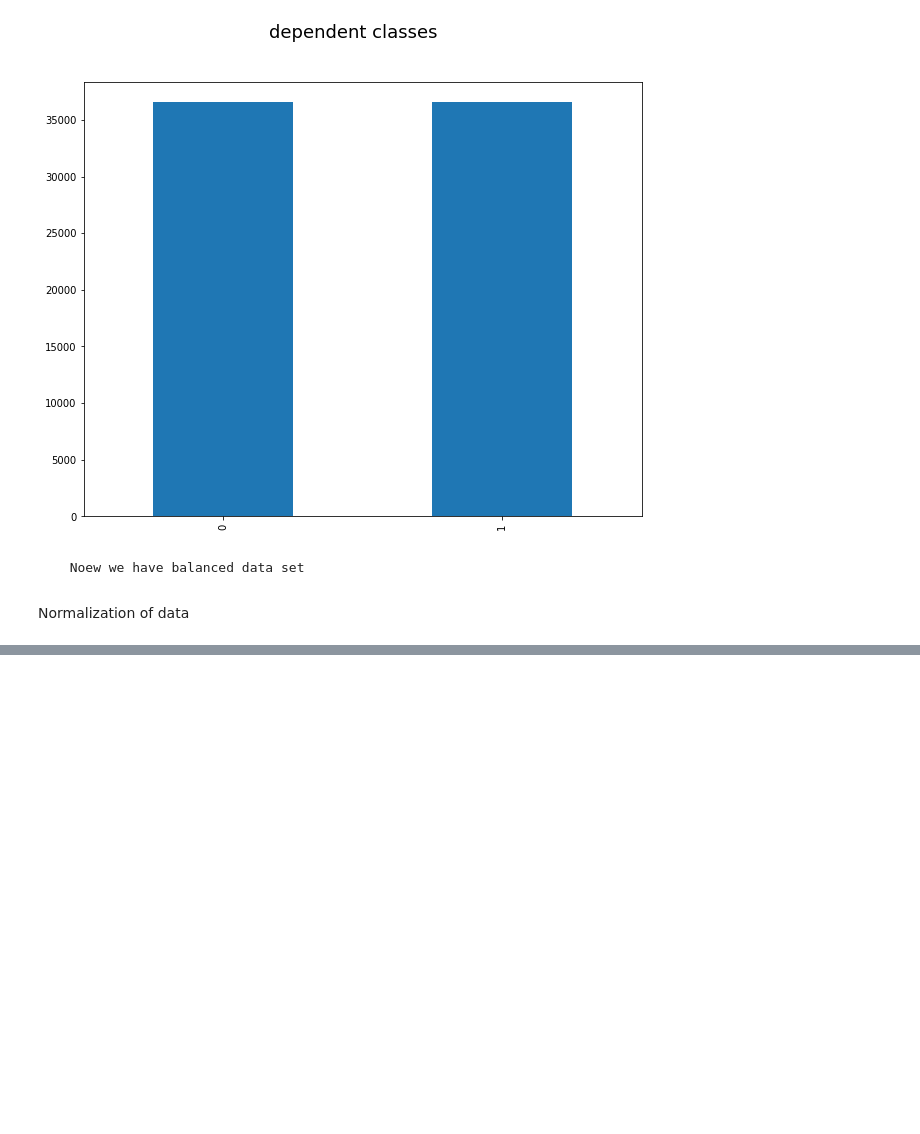
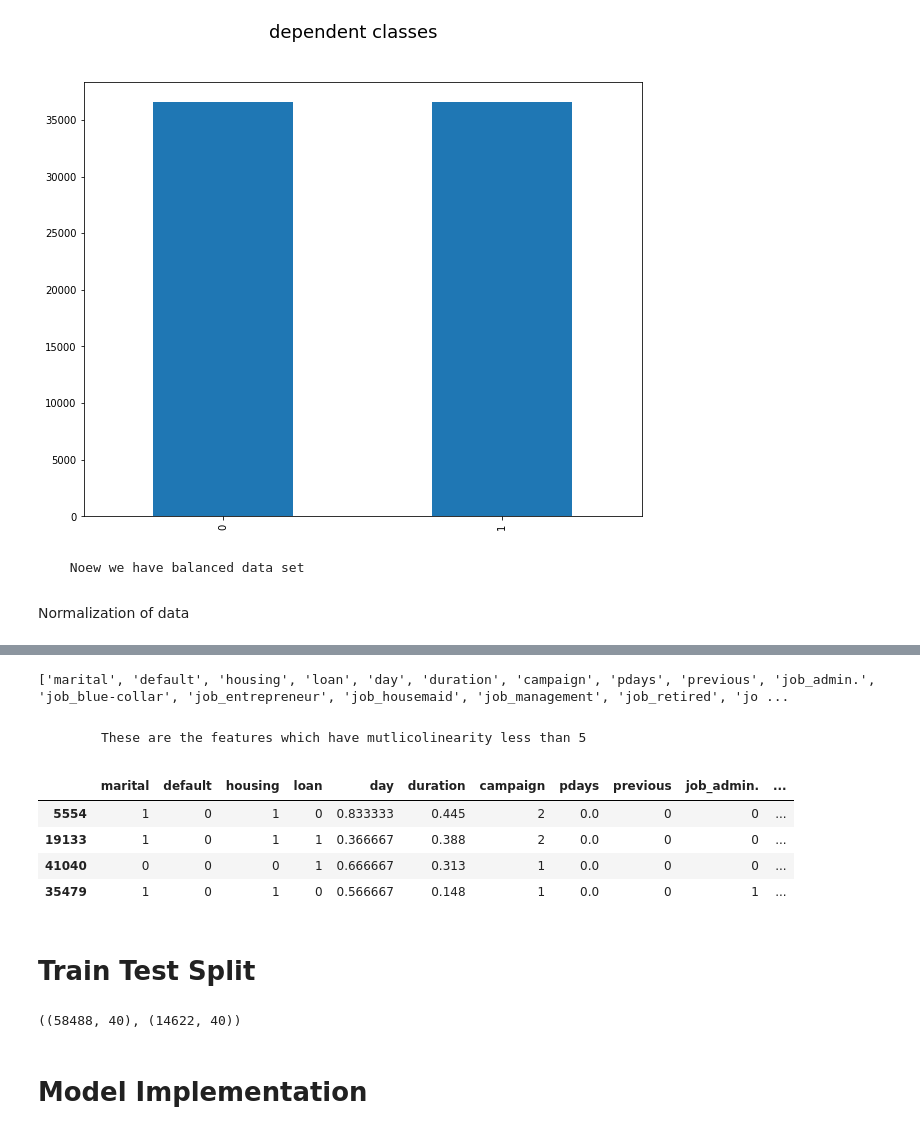
Before and after one commit to ajayn3300/Bank-Marketing-Effectiveness-Prediction---Classification, a Jupyter notebook: Bank_Marketing_Effectiveness_Prediction_Capstone_Project.ipynb, the cells around one changed output, grey strips where cells are left out. Cells and saved outputs as stored; diff of their text form; code cells hidden in the pictures; blank space fills up the shorter version.

```diff
--- a/Bank_Marketing_Effectiveness_Prediction_Capstone_Project.ipynb
+++ b/Bank_Marketing_Effectiveness_Prediction_Capstone_Project.ipynb
@@ -432,0 +436,5 @@ x
+# %%
+from statsmodels.stats.outliers_influence import variance_inflation_factor
+vif=pd.DataFrame()
+vif['features']=X.columns
+vif['vif']=[variance_inflation_factor(X.values,i) for i in range(X.shape[1])]
@@ -432,0 +461,7 @@ x
+# %%
+columns=list(vif[vif['vif']<5]['features'])
+print(columns)
+# %% [output]
+['marital', 'default', 'housing', 'loan', 'day', 'duration', 'campaign', 'pdays', 'previous', 'job_admin.', 'job_blue-collar', 'job_entrepreneur', 'job_housemaid', 'job_management', 'job_retired', 'jo ...
+# %% [markdown]
+          These are the features which have mutlicolinearity less than 5
@@ -432,0 +471,11 @@ x
+# %%
+#X sample
+X.sample(4)
+# %% [output]
+|  | marital | default | housing | loan | day | duration | campaign | pdays | previous | job_admin. | ... |
+| 5554 | 1 | 0 | 1 | 0 | 0.833333 | 0.445 | 2 | 0.0 | 0 | 0 | ... |
+| 19133 | 1 | 0 | 1 | 1 | 0.366667 | 0.388 | 2 | 0.0 | 0 | 0 | ... |
+| 41040 | 0 | 0 | 0 | 1 | 0.666667 | 0.313 | 1 | 0.0 | 0 | 0 | ... |
+| 35479 | 1 | 0 | 1 | 0 | 0.566667 | 0.148 | 1 | 0.0 | 0 | 1 | ... |
+# %% [markdown]
+# **Train Test Split**
@@ -432,0 +485,7 @@ x
+# %%
+#shapes
+X_train.shape,X_test.shape
+# %% [output]
+((58488, 40), (14622, 40))
+# %% [markdown]
+# Model Implementation
```
Also changed, not shown: parts of 21 cells of this notebook.
